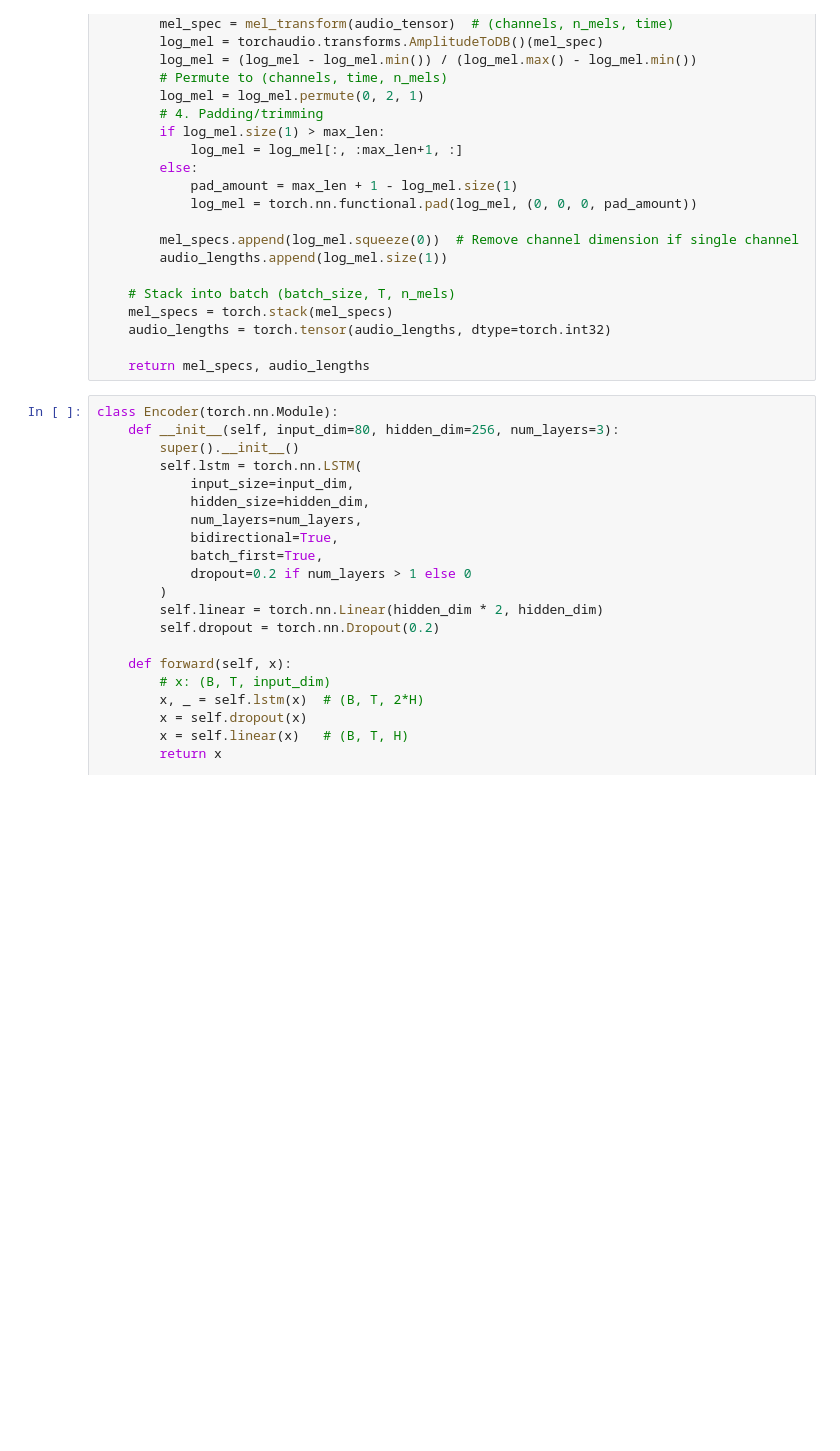
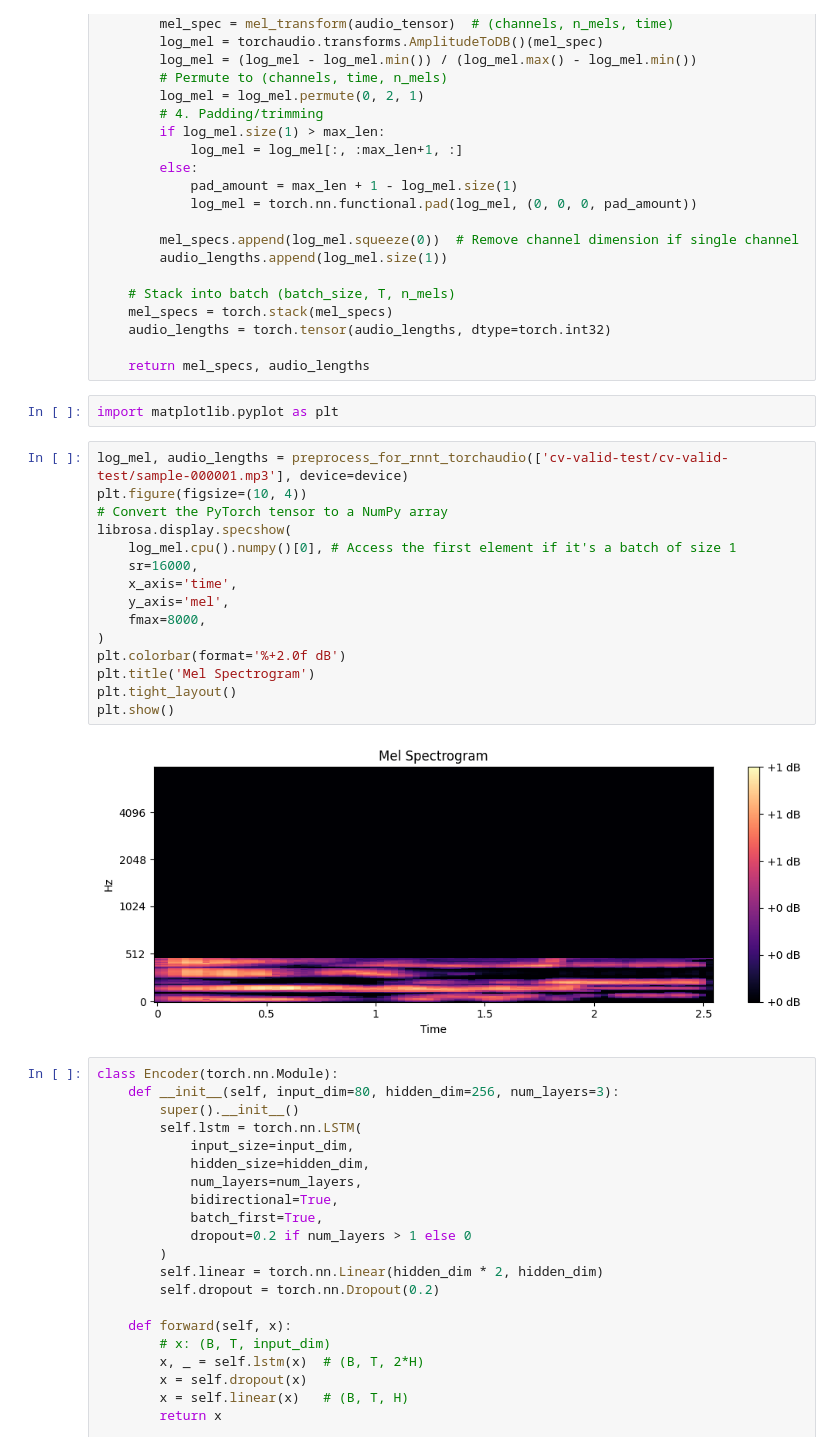
Before and after one commit to ThuyVan032004/asr, a Jupyter notebook: notebooks/asr.ipynb, the cells around one changed output. Cells and saved outputs as stored; diff of their text form; blank space fills up the shorter version.

```diff
--- a/notebooks/asr.ipynb
+++ b/notebooks/asr.ipynb
@@ -281,6 +281,25 @@ def preprocess_for_rnnt_torchaudio(file_paths, target_sr=16000, max_duration=5,
     audio_lengths = torch.tensor(audio_lengths, dtype=torch.int32)
 
     return mel_specs, audio_lengths
+# %%
+import matplotlib.pyplot as plt
+# %%
+log_mel, audio_lengths = preprocess_for_rnnt_torchaudio(['cv-valid-test/cv-valid-test/sample-000001.mp3'], device=device)
+plt.figure(figsize=(10, 4))
+# Convert the PyTorch tensor to a NumPy array
+librosa.display.specshow(
+    log_mel.cpu().numpy()[0], # Access the first element if it's a batch of size 1
+    sr=16000,
+    x_axis='time',
+    y_axis='mel',
+    fmax=8000,
+)
+plt.colorbar(format='%+2.0f dB')
+plt.title('Mel Spectrogram')
+plt.tight_layout()
+plt.show()
+# %% [output]
+[figure, added]
 # %%
 class Encoder(torch.nn.Module):
     def __init__(self, input_dim=80, hidden_dim=256, num_layers=3):
```
Also changed, not shown: parts of 7 cells of this notebook.
